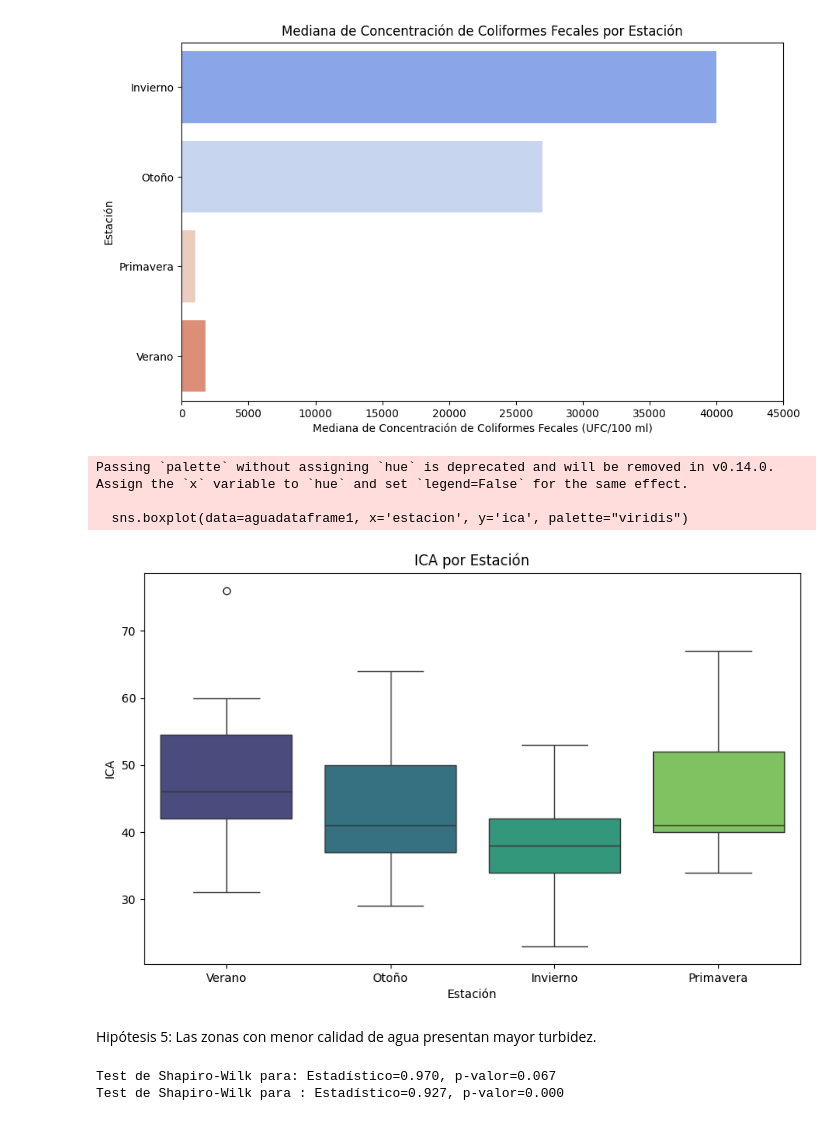
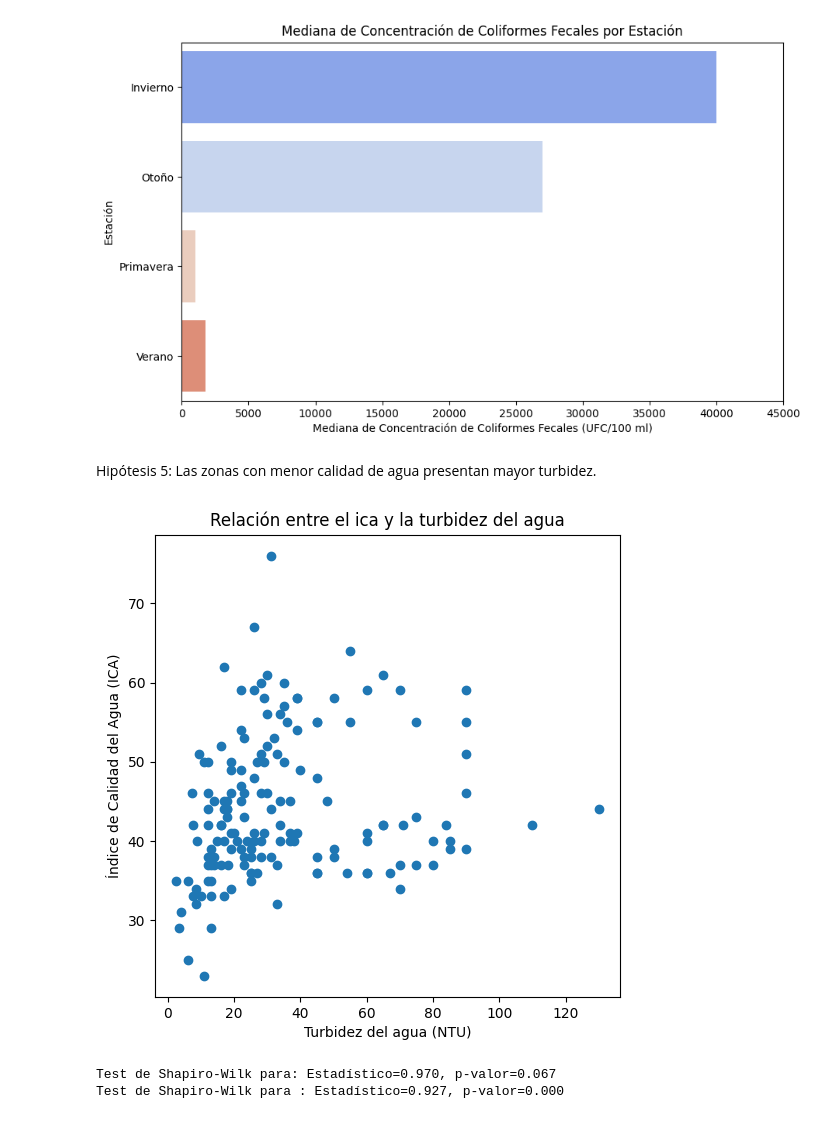
Before and after one commit to RamiroOrtiz02/PracticoEspecialGrupo14, a Jupyter notebook: codigo.ipynb, the cells around one changed output. Drawn from its saved outputs; the diff is of its cells as text; code cells hidden in the pictures.

```diff
--- a/codigo.ipynb
+++ b/codigo.ipynb
@@ -419,29 +404,23 @@ Passing `palette` without assigning `hue` is deprecated and will be removed in v
 
   sns.barplot(data=median_values, y='estacion', x='colif_fecales_ufc_100ml', palette="coolwarm", ci=None)
 [figure]
-# %%
-# Crear una columna en el DataFrame original para indicar la estación
-aguadataframe1['estacion'] = None
-aguadataframe1.loc[aguadataframe1['campaña_Primavera'] == True, 'estacion'] = 'Primavera'
-aguadataframe1.loc[aguadataframe1['campaña_Verano'] == True, 'estacion'] = 'Verano'
-aguadataframe1.loc[aguadataframe1['campaña_invierno'] == True, 'estacion'] = 'Invierno'
-aguadataframe1.loc[aguadataframe1['campaña_otoño'] == True, 'estacion'] = 'Otoño'
-
-# Graficar un boxplot para cada estación
-plt.figure(figsize=(10, 6))
-sns.boxplot(data=aguadataframe1, x='estacion', y='ica', palette="viridis")
-plt.title('ICA por Estación')
-plt.xlabel('Estación')
-plt.ylabel('ICA')
-#plt.ylim(0, 290000)  # Ajusta este rango según los valores que deseas visualizar
-plt.show()
-# %% [output]
-Passing `palette` without assigning `hue` is deprecated and will be removed in v0.14.0. Assign the `x` variable to `hue` and set `legend=False` for the same effect.
-
-  sns.boxplot(data=aguadataframe1, x='estacion', y='ica', palette="viridis")
-[figure, removed]
 # %% [markdown]
 Hipótesis 5: Las zonas con menor calidad de agua presentan mayor turbidez.
+# %%
+plt.figure(figsize=(6, 6))  # Hacer el gráfico cuadrado
+plt.scatter(aguadataframe1["turbiedad_ntu"], aguadataframe1["ica"])
+
+# Agregar etiquetas a los ejes
+plt.xlabel("Turbidez del agua (NTU)")
+plt.ylabel("Índice de Calidad del Agua (ICA)")
+
+# Agregar un título al gráfico
+plt.title("Relación entre el ica y la turbidez del agua")
+
+# Mostrar el gráfico
+plt.show()
+# %% [output]
+[figure, added]
 # %%
 # Definir el umbral de la mediana para la variable 'turbiedad_ntu'
 umbral_median = aguadataframe1['turbiedad_ntu'].median()
```
Also changed, not shown: parts of 6 cells of this notebook.
